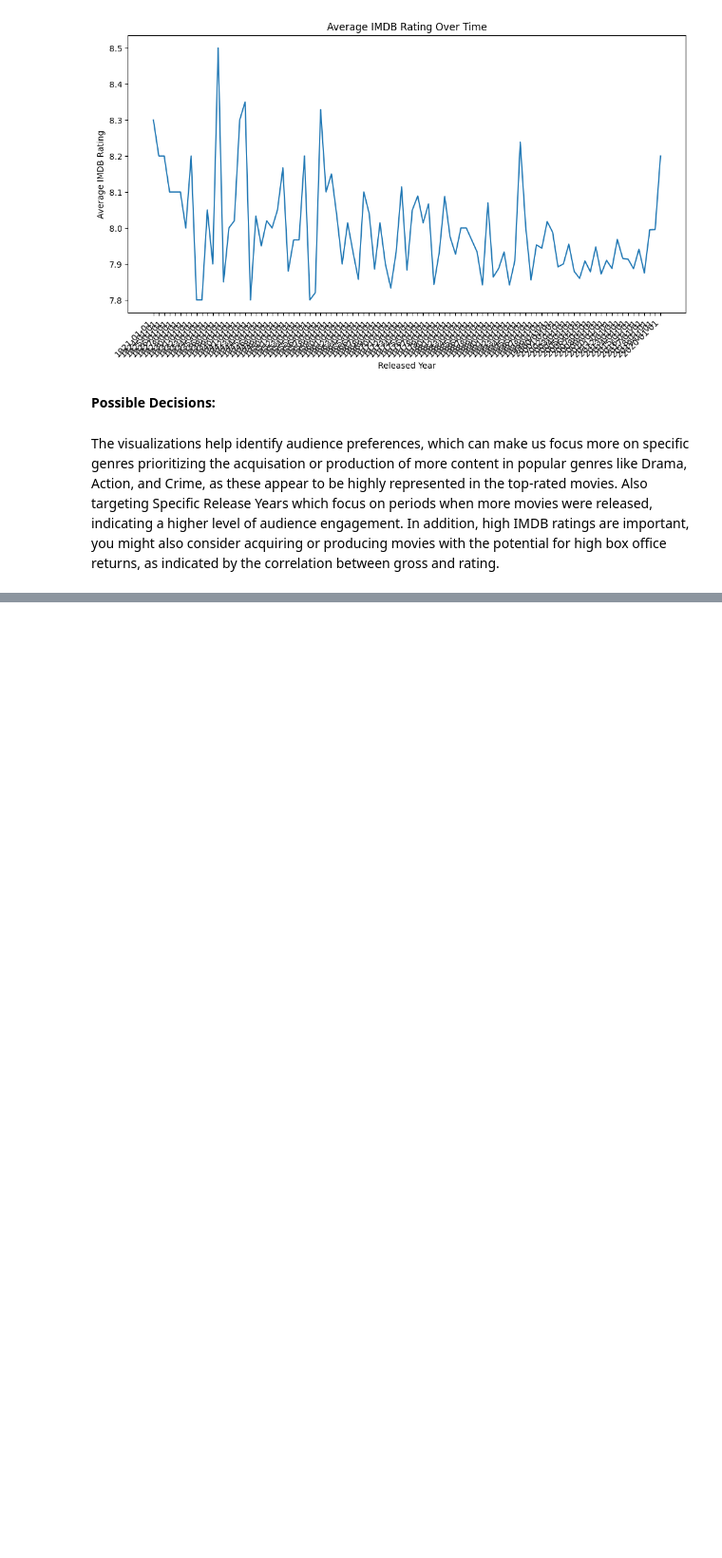
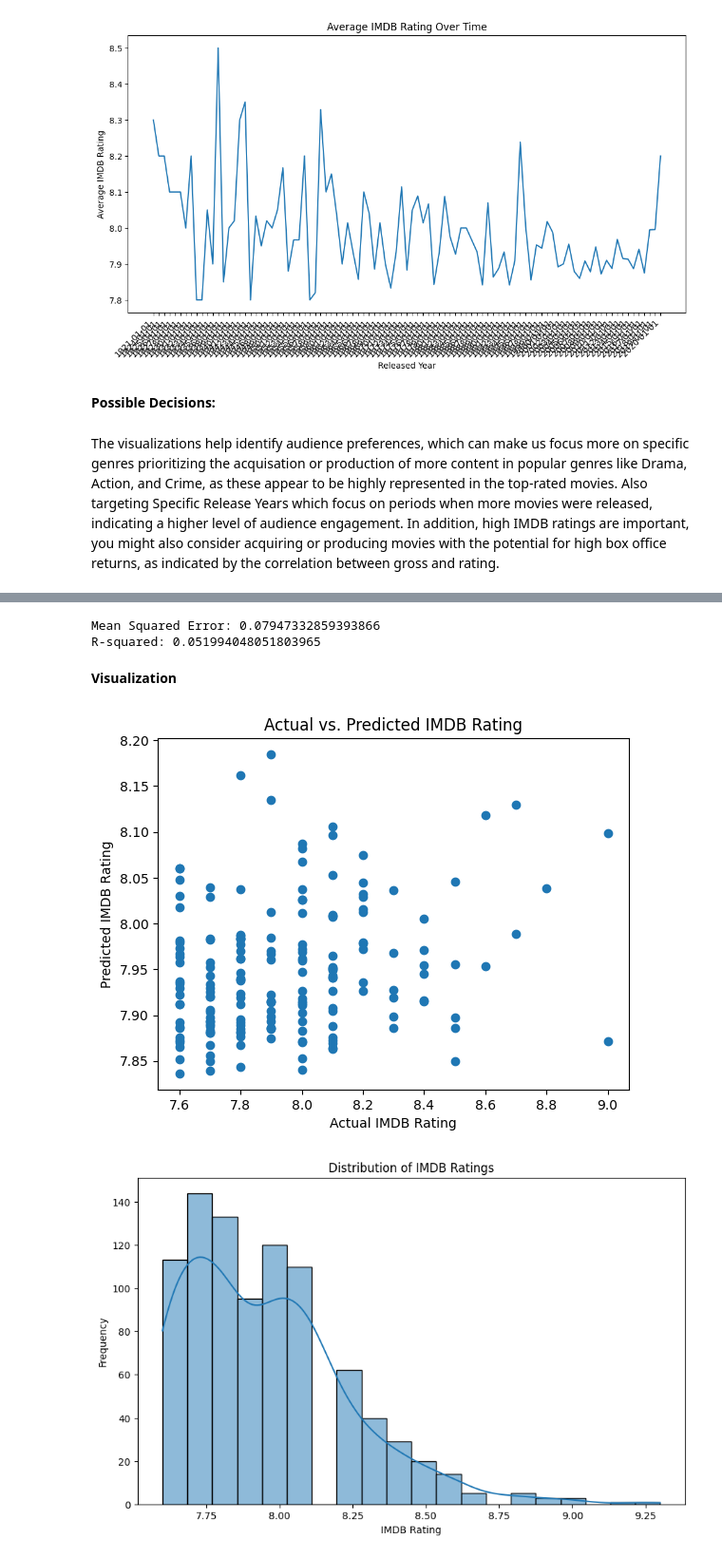
Before and after one commit to Mabbassofyan/DataAnalysisVisualization_DA_Batch2, a Jupyter notebook: finalDraft_DA.ipynb, the cells around one changed output, grey strips where cells are left out. Shown at 95% size. Cells and saved outputs as stored; diff of their text form; code cells hidden in the pictures; blank space fills up the shorter version.

```diff
--- a/finalDraft_DA.ipynb
+++ b/finalDraft_DA.ipynb
@@ -321,0 +397,3 @@ The visualizations help identify audience preferences, which can make us focus m
+# %%
+model = LinearRegression()
+model.fit(X_train, y_train)
@@ -321,0 +414,42 @@ The visualizations help identify audience preferences, which can make us focus m
+# %%
+y_pred = model.predict(X_test)
+mse = mean_squared_error(y_test, y_pred)
+r2 = r2_score(y_test, y_pred)
+
+print(f"Mean Squared Error: {mse}")
+print(f"R-squared: {r2}")
+# %% [output]
+Mean Squared Error: 0.07947332859393866
+R-squared: 0.051994048051803965
+# %% [markdown]
+**Visualization**
+# %%
+#Distribution of Target Variable (IMDB Rating)
+plt.scatter(y_test, y_pred)
+plt.xlabel('Actual IMDB Rating')
+plt.ylabel('Predicted IMDB Rating')
+plt.title('Actual vs. Predicted IMDB Rating')
+plt.show()
+print('\n')
+print('\n')
+
+#Scatter Plots of Features vs. Target
+plt.figure(figsize=(10, 6))
+sns.histplot(data['IMDB_Rating'], bins=20, kde=True)
+plt.title('Distribution of IMDB Ratings')
+plt.xlabel('IMDB Rating')
+plt.ylabel('Frequency')
+plt.show()
+print('\n')
+print('\n')
+
+#Residual Plot
+plt.figure(figsize=(10, 6))
+sns.residplot(x=y_pred, y=y_test)
+plt.title('Residual Plot')
+plt.xlabel('Predicted IMDB Rating')
+plt.ylabel('Residuals')
+plt.show()
+# %% [output]
+[figure, added]
+[figure, added]
```
Also changed, not shown: parts of 28 cells of this notebook.
